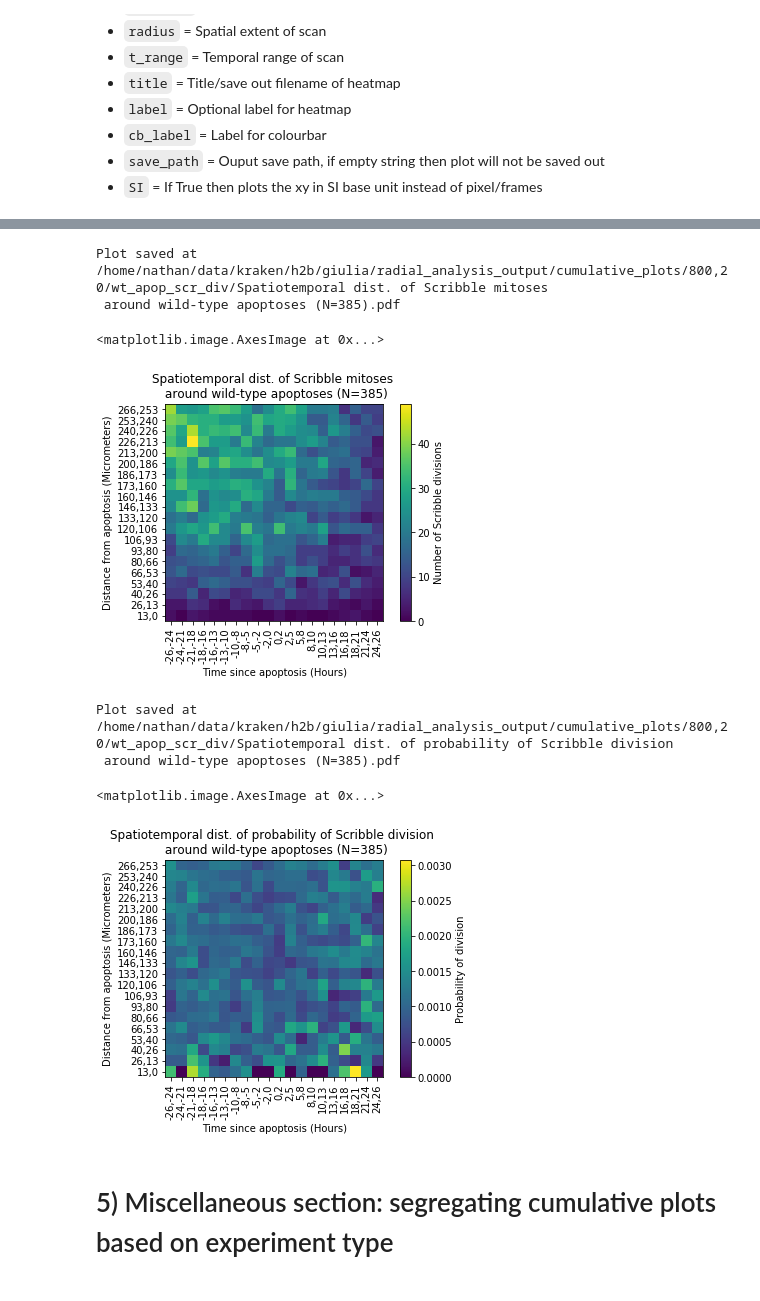
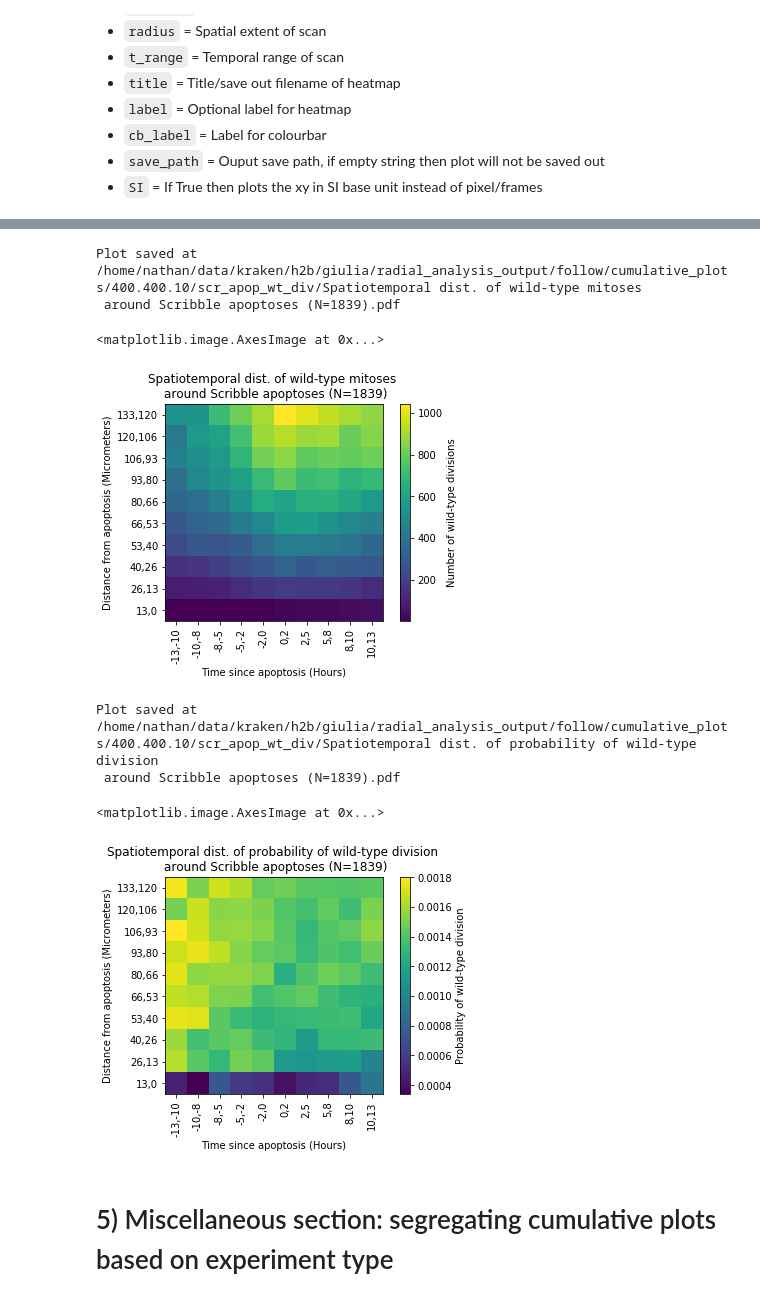
Before and after one commit to nthndy/cell-comp-analysis, a Jupyter notebook: cell_radial_analysis/Cumulative_radial_analysis.ipynb, the cells around one changed output, grey strips where cells are left out. Cells and saved outputs as stored; diff of their text form; code cells hidden in the pictures.

```diff
--- a/cell_radial_analysis/Cumulative_radial_analysis.ipynb
+++ b/cell_radial_analysis/Cumulative_radial_analysis.ipynb
@@ -98,12 +93,12 @@ Length of modified dict vs original: 459 / 1839
 # %%
 ### load tracking data
-path_to_hdf5 = '/media/nathan/Transcend/Nathan/data/h2b'
-hdf5_file_list = tools.hdf5_file_finder(path_to_hdf5)
+parent_folder_hdf5 = '/home/nathan/data/kraken/h2b/giulia'
+hdf5_file_list = dataio.hdf5_file_finder(parent_folder_hdf5)
 
 ### specify output path and neighbourhood scan parameters
-output_path = '/home/nathan/data/kraken/h2b/giulia/radial_analysis_output/individual_spatiotemporal_heatmaps/scr_apop_wt_div'
+radius, t_range, num_bins = 400, 400, 10#800, 800, 20#400, 400, 10
+output_path = '/home/nathan/data/kraken/h2b/giulia/radial_analysis_output/follow/individual_spatiotemporal_heatmaps/{}.{}.{}/scr_apop_wt_div'.format(radius, t_range, num_bins)
 Path(output_path).mkdir(parents=True, exist_ok=True)
-radius, t_range, num_bins = 400, 400, 10#800, 800, 20#400, 400, 10
 # %% [markdown]
 ## 3) Iteratively calculate and save out individual heatmaps
 
@@ -143,11 +182,11 @@ error_log, success_log
 # %% [markdown]
 Compile cumulative heatmap by iteratively adding single-apoptosis heatmaps from previous output or different pre-established output
 # %%
-#single_cell_heatmap_location = output_path
-single_cell_heatmap_location = '/home/nathan/data/kraken/h2b/giulia/radial_analysis_output/individual_spatiotemporal_heatmaps/800,20/wt_apop_scr_div'
-save_path = '/home/nathan/data/kraken/h2b/giulia/radial_analysis_output/cumulative_plots/800,20/wt_apop_scr_div'
+single_cell_heatmap_location = output_path
+#single_cell_heatmap_location = '/home/nathan/data/kraken/h2b/giulia/radial_analysis_output/follow/individual_spatiotemporal_heatmaps/400.400.10/scr_apop_wt_div'
+save_path = '/home/nathan/data/kraken/h2b/giulia/radial_analysis_output/follow/cumulative_plots/400.400.10/scr_apop_wt_div'
 Path(save_path).mkdir(parents=True, exist_ok=True)
-radius, t_range, num_bins = 800, 800, 20#400, 400, 10
+radius, t_range, num_bins = 400, 400, 10
 # %%
 N_cells, N_events = np.zeros((num_bins, num_bins)), np.zeros((num_bins, num_bins))
 N = 0
@@ -198,33 +241,33 @@ Plot saved at  /home/nathan/data/kraken/h2b/giulia/radial_analysis_output/cumula
 # %%
 render.plot_cumulative(input_2d_hist = N_events,
-                num_bins  = 20,
-                radius  = 800,
-                t_range = 800,
-                title = 'Spatiotemporal dist. of Scribble mitoses \n around wild-type apoptoses (N={})'.format(N),
+                num_bins  = 10,
+                radius  = 400,
+                t_range = 400,
+                title = 'Spatiotemporal dist. of wild-type mitoses \n around Scribble apoptoses (N={})'.format(N),
                 label = '',
-                cb_label = 'Number of Scribble divisions',
-                save_path = '/home/nathan/data/kraken/h2b/giulia/radial_analysis_output/cumulative_plots/800,20/wt_apop_scr_div',
+                cb_label = 'Number of wild-type divisions',
+                save_path = save_path,#'/home/nathan/data/kraken/h2b/giulia/radial_analysis_output/cumulative_plots/400.400.10/scr_apop_wt_div',
                 SI = True)
 # %% [output]
-Plot saved at  /home/nathan/data/kraken/h2b/giulia/radial_analysis_output/cumulative_plots/800,20/wt_apop_scr_div/Spatiotemporal dist. of Scribble mitoses
- around wild-type apoptoses (N=385).pdf
+Plot saved at  /home/nathan/data/kraken/h2b/giulia/radial_analysis_output/follow/cumulative_plots/400.400.10/scr_apop_wt_div/Spatiotemporal dist. of wild-type mitoses
+ around Scribble apoptoses (N=1839).pdf
 <matplotlib.image.AxesImage at 0x...>
-[figure, old version]
+[figure, new version]
 # %%
 render.plot_cumulative(input_2d_hist = N_events/N_cells,
-                num_bins  = 20,
-                radius  = 800,
-                t_range = 800,
-                title = 'Spatiotemporal dist. of probability of Scribble division \n around wild-type apoptoses (N={})'.format(N),
+                num_bins  = 10,
+                radius  = 400,
+                t_range = 400,
+                title = 'Spatiotemporal dist. of probability of wild-type division \n around Scribble apoptoses (N={})'.format(N),
                 label = '',
-                cb_label = 'Probability of division',
-                save_path = '/home/nathan/data/kraken/h2b/giulia/radial_analysis_output/cumulative_plots/800,20/wt_apop_scr_div',
+                cb_label = 'Probability of wild-type division',
+                save_path = save_path,#'/home/nathan/data/kraken/h2b/giulia/radial_analysis_output/cumulative_plots/400.400.10/scr_apop_wt_div',
                 SI = True)
 # %% [output]
-Plot saved at  /home/nathan/data/kraken/h2b/giulia/radial_analysis_output/cumulative_plots/800,20/wt_apop_scr_div/Spatiotemporal dist. of probability of Scribble division
- around wild-type apoptoses (N=385).pdf
+Plot saved at  /home/nathan/data/kraken/h2b/giulia/radial_analysis_output/follow/cumulative_plots/400.400.10/scr_apop_wt_div/Spatiotemporal dist. of probability of wild-type division
+ around Scribble apoptoses (N=1839).pdf
 <matplotlib.image.AxesImage at 0x...>
-[figure, old version]
+[figure, new version]
 # %% [markdown]
 # 5) Miscellaneous section: segregating cumulative plots based on experiment type
 # %% [markdown]
```
Also changed, not shown: parts of 25 cells of this notebook, 4 other files.
